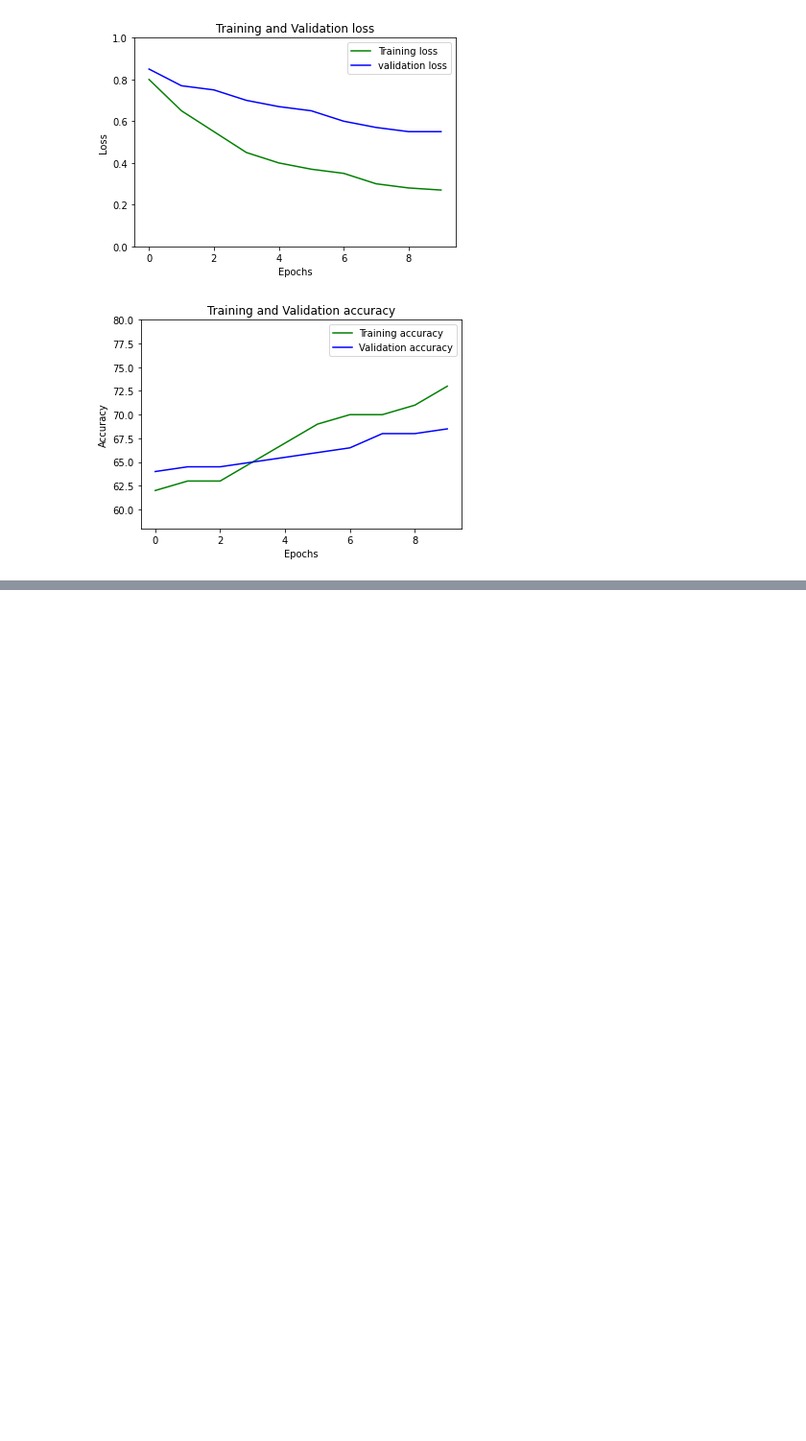
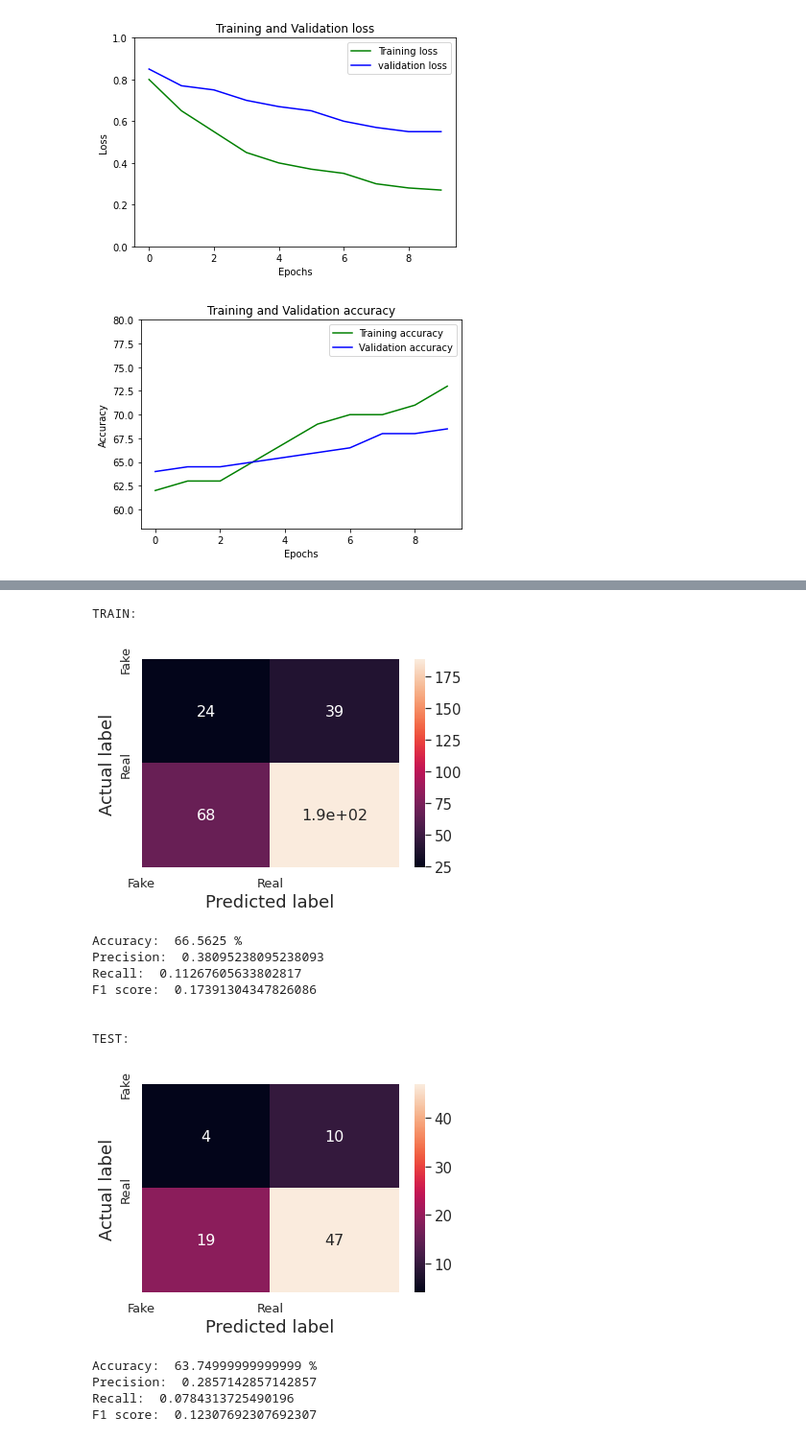
Before and after one commit to Ishani9/CIS519, a Jupyter notebook: 519proj.ipynb, the cells around one changed output, grey strips where cells are left out. Shown at 96% size. Saved outputs shown, nothing was run; the diff lists cells and outputs as text; code cells hidden in the pictures; blank space fills up the shorter version.

```diff
--- a/519proj.ipynb
+++ b/519proj.ipynb
@@ -712,8 +890,16 @@ class XceptionModel(nn.Module):
         self.fc1 = nn.Linear(2048,256)
         self.fc2 = nn.Linear(256,num_classes)
         self.avgpool = nn.AdaptiveAvgPool2d(1)
-        self.lstm = nn.LSTM(latent_dim, hidden_dim, lstm_layers, bidirectional)
+        # self.lstm = nn.LSTM(latent_dim, hidden_dim, lstm_layers, bidirectional)
         self.relu = nn.LeakyReLU()
+
+        # self.lstm = nn.GRU(latent_dim, hidden_dim, lstm_layers, bidirectional)
+        # self.relu = nn.LeakyReLU()
+        # self.dp = nn.Dropout(0.3)
+        # self.linear1 = nn.Linear(2048,256)
+        # self.linear2 = nn.Linear(256,128)
+        # self.linear3 = nn.Linear(128,num_classes)
+        # self.avgpool = nn.AdaptiveAvgPool2d(1)
 
     def forward(self, t):
         b,s, c, h, w = t.shape
@@ -728,6 +914,19 @@ class XceptionModel(nn.Module):
         t = self.dp(t)
         t = self.fc2(t)
         return forwd,t
+
+    # def forward(self, x):
+    #     batch_size,seq_length, c, h, w = x.shape
+    #     x = x.view(batch_size * seq_length, c, h, w)
+    #     fmap = self.model(x)
+    #     x = self.avgpool(fmap)
+    #     x = x.view(batch_size,seq_length,2048)
+    #     x_lstm,_ = self.lstm(x,None)
+    #     x = self.relu((self.linear1(torch.mean(x_lstm,dim = 1))))
+    #     x = self.relu(self.dp(self.linear2(x)))
+    #     x = self.linear3(x)
+
+        return fmap,x
 # %%
 # We are dealing with 2 classes in our case
 model2 = XceptionModel(2).cuda()
@@ -739,6 +938,8 @@ def train_epoch(epoch, num_epochs, data_loader, model, criterion, optimizer):
     losses = AverageMeter()
     accuracies = AverageMeter()
     t = []
+    pred = []
+    true = []
     for i, (inputs, targets) in enumerate(data_loader):
         if torch.cuda.is_available():
             targets = targets.type(torch.cuda.LongTensor)
@@ -746,6 +947,9 @@ def train_epoch(epoch, num_epochs, data_loader, model, criterion, optimizer):
         _,outputs = model2(inputs)
         loss  = criterion(outputs,targets.type(torch.cuda.LongTensor))
         acc = calculate_accuracy(outputs, targets.type(torch.cuda.LongTensor))
+        _,p = torch.max(outputs,1)
+        true += (targets.type(torch.cuda.LongTensor)).detach().cpu().numpy().reshape(len(targets)).tolist()
+        pred += p.detach().cpu().numpy().reshape(len(p)).tolist()
         losses.update(loss.item(), inputs.size(0))
         accuracies.update(acc + 25 , inputs.size(0))
         optimizer.zero_grad()
@@ -760,7 +964,8 @@ def train_epoch(epoch, num_epochs, data_loader, model, criterion, optimizer):
                     len(data_loader),
                     losses.avg,
                     accuracies.avg))
-    return losses.avg,accuracies.avg
+    return true,pred,losses.avg,accuracies.avg
+
 def test(epoch,model, data_loader ,criterion):
     print('Testing')
     model2.eval()
@@ -805,9 +1010,9 @@ train_acc = []
 test_loss = []
 test_acc = []
 for epoch in range(1,num_epochs+1):
-    loss1, acc1 = train_epoch(epoch,num_epochs,train_loader,model,criterion,optimizer)
+    true1, pred1, loss1, acc1 = train_epoch(epoch,num_epochs,train_loader,model,criterion,optimizer)
     train_loss.append(loss1)
     train_acc.append(acc1)
-    true, pred, loss2, acc2 = test(epoch,model,valid_loader,criterion)
+    true2, pred2, loss2, acc2 = test(epoch,model,valid_loader,criterion)
     test_loss.append(loss2)
     test_acc.append(acc2)
@@ -819,0 +1045,20 @@ plot_accuracy(train_acc, test_acc,len(train_acc))
+# %%
+print("TRAIN:")
+print_confusion_matrix(true1, pred1)
+print("\n\nTEST:")
+print_confusion_matrix(true2, pred2)
+# %% [output]
+TRAIN:
+[figure, added]
+Accuracy:  66.5625 %
+Precision:  0.38095238095238093
+Recall:  0.11267605633802817
+F1 score:  0.17391304347826086
+
+
+TEST:
+[figure, added]
+Accuracy:  63.74999999999999 %
+Precision:  0.2857142857142857
+Recall:  0.0784313725490196
+F1 score:  0.12307692307692307
```
Also changed, not shown: parts of 24 cells of this notebook.
